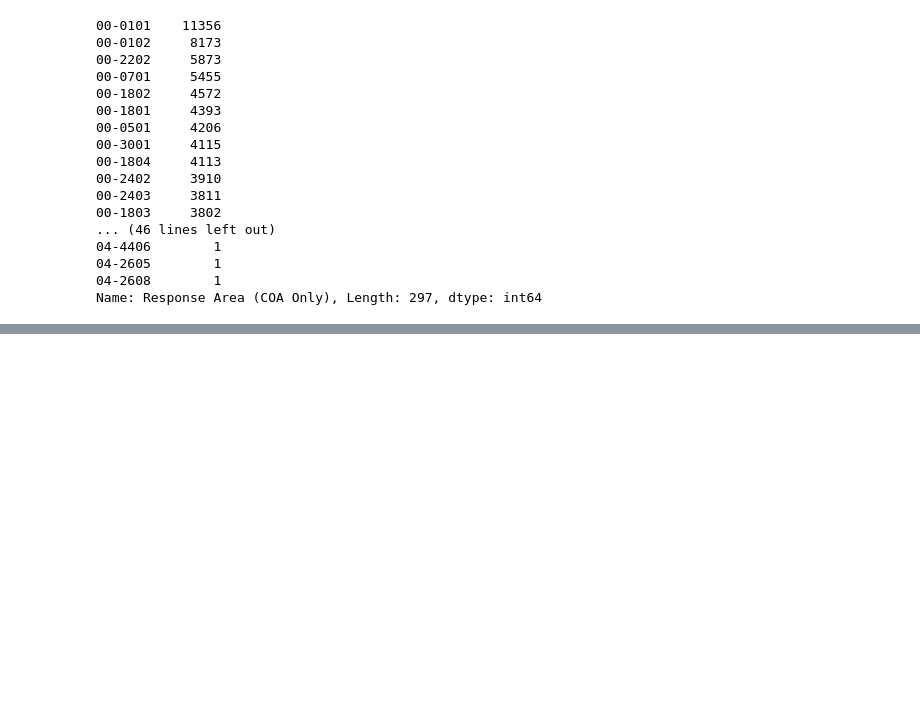
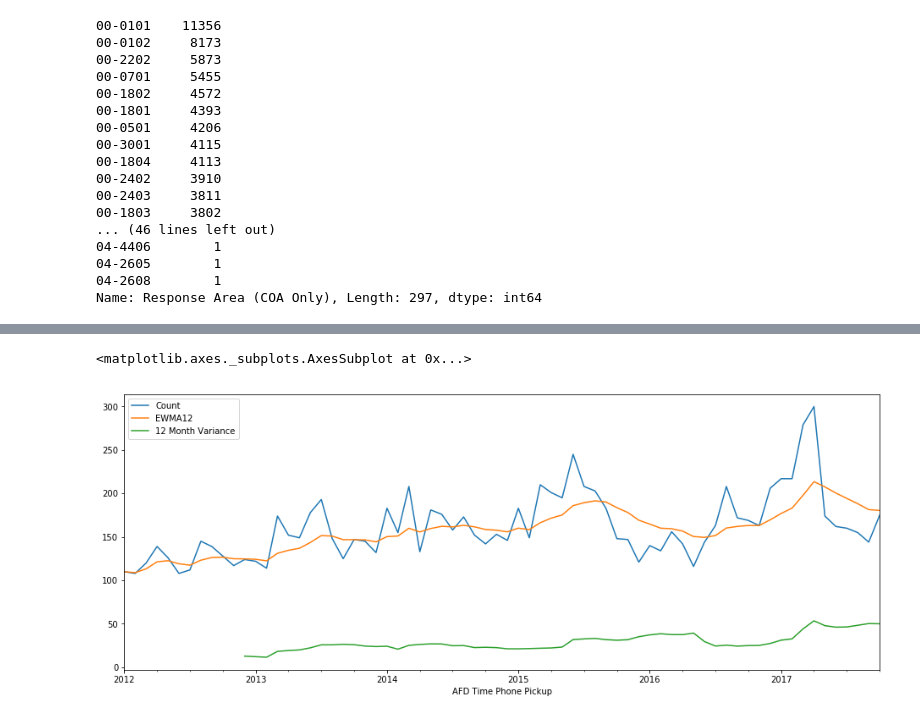
Before and after one commit to madderle/Hack-Austin, a Jupyter notebook: Response Area Volume Prediction.ipynb, the cells around one changed output, grey strips where cells are left out. Drawn from its saved outputs; the diff is of its cells as text; code cells hidden in the pictures; blank space fills up the shorter version.

```diff
--- a/Response Area Volume Prediction.ipynb
+++ b/Response Area Volume Prediction.ipynb
@@ -72,0 +111,11 @@ Name: Response Area (COA Only), Length: 297, dtype: int64
+# %%
+#SMA
+RA__00_101_month_df['EWMA12'] = RA__00_101_month_df['Count'].ewm(span=12).mean()
+
+#Variance
+RA__00_101_month_df['12 Month Variance'] = RA__00_101_month_df['Count'].rolling(12).std()
+
+RA__00_101_month_df[['Count', 'EWMA12', '12 Month Variance']].plot(figsize=(16,6))
+# %% [output]
+<matplotlib.axes._subplots.AxesSubplot at 0x...>
+[figure, added]
```
Also changed, not shown: parts of 14 cells of this notebook.
